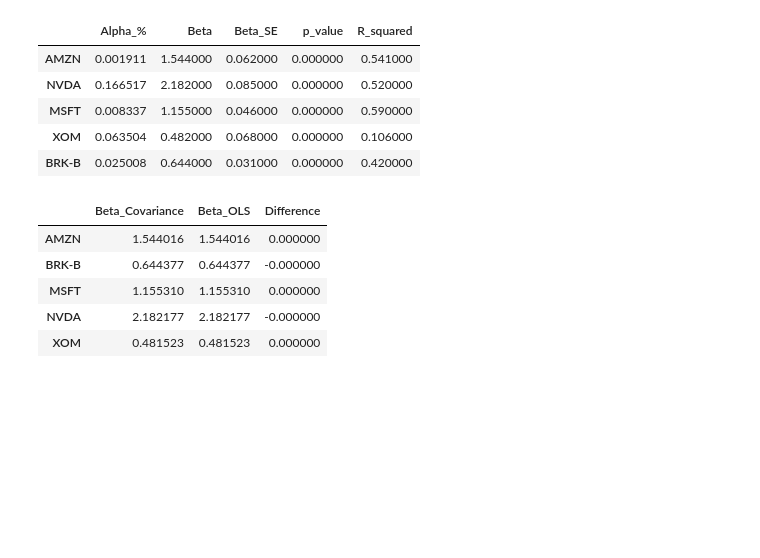
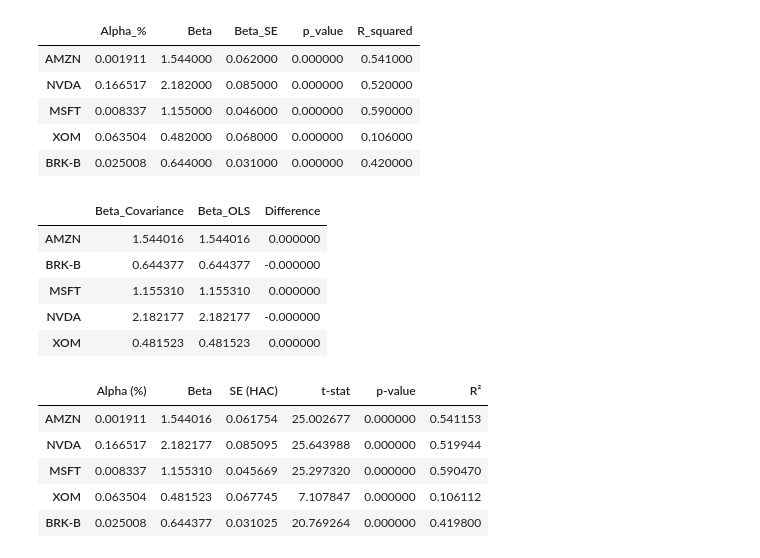
Before and after one commit to josuemarroquinj/corporate-value-portfolio-risk-analysis, a Jupyter notebook: notebooks/01_market_data_collection.ipynb, the cells around one changed output. Drawn from its saved outputs; the diff is of its cells as text; code cells hidden in the pictures; blank space fills up the shorter version.

```diff
--- a/notebooks/01_market_data_collection.ipynb
+++ b/notebooks/01_market_data_collection.ipynb
@@ -1724,3 +1724,53 @@ beta_comparison.round(6)
 | MSFT | 1.155310 | 1.155310 | 0.000000 |
 | NVDA | 2.182177 | 2.182177 | -0.000000 |
 | XOM | 0.481523 | 0.481523 | 0.000000 |
+# %%
+# ============================================================
+# 12.14 CAPM TABLE — PUBLICATION FORMAT
+# ============================================================
+
+capm_publication = capm_hac_results.copy()
+
+capm_publication["Alpha (%)"] = (
+    capm_publication["Alpha"] * 100
+)
+
+capm_publication["Beta"] = (
+    capm_publication["Beta"]
+)
+
+capm_publication["SE (HAC)"] = (
+    capm_publication["Beta_SE_HAC"]
+)
+
+capm_publication["t-stat"] = (
+    capm_publication["Beta_t_HAC"]
+)
+
+capm_publication["p-value"] = (
+    capm_publication["Beta_p_HAC"]
+)
+
+capm_publication["R²"] = (
+    capm_publication["R_squared"]
+)
+
+capm_publication = capm_publication[
+    [
+        "Alpha (%)",
+        "Beta",
+        "SE (HAC)",
+        "t-stat",
+        "p-value",
+        "R²"
+    ]
+]
+
+capm_publication
+# %% [output]
+|  | Alpha (%) | Beta | SE (HAC) | t-stat | p-value | R² |
+| AMZN | 0.001911 | 1.544016 | 0.061754 | 25.002677 | 0.000000 | 0.541153 |
+| NVDA | 0.166517 | 2.182177 | 0.085095 | 25.643988 | 0.000000 | 0.519944 |
+| MSFT | 0.008337 | 1.155310 | 0.045669 | 25.297320 | 0.000000 | 0.590470 |
+| XOM | 0.063504 | 0.481523 | 0.067745 | 7.107847 | 0.000000 | 0.106112 |
+| BRK-B | 0.025008 | 0.644377 | 0.031025 | 20.769264 | 0.000000 | 0.419800 |
```
Also changed, not shown: parts of 11 cells of this notebook.
